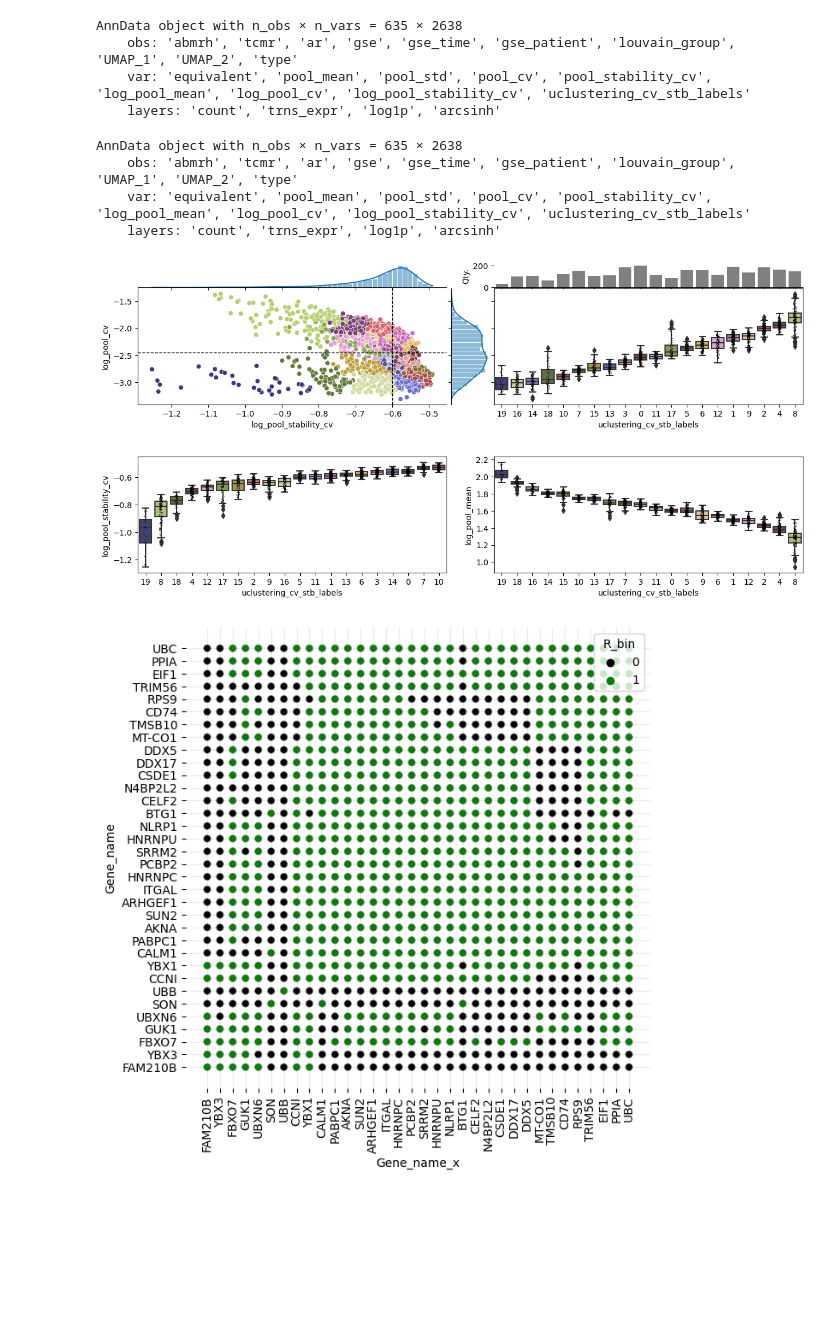
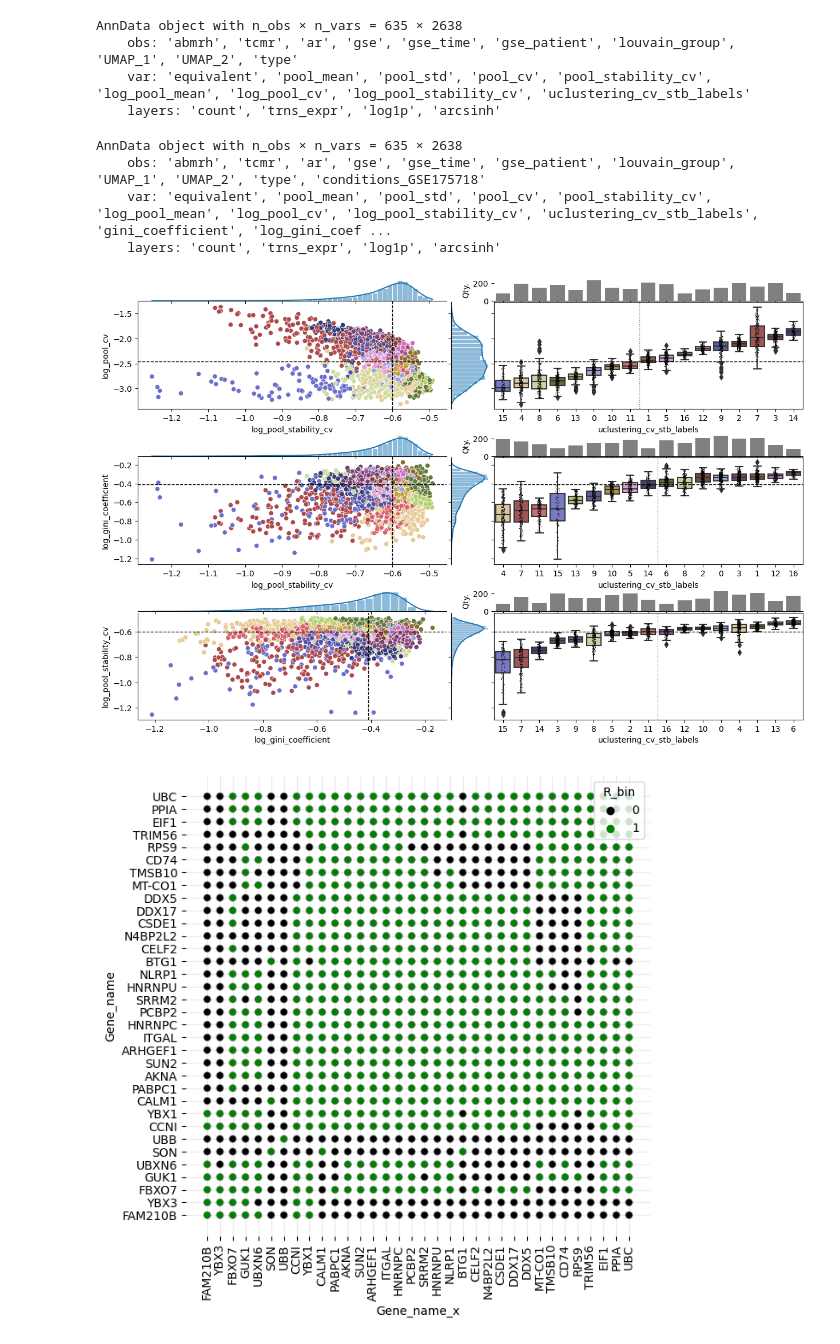
Before and after one commit to guilhermetabordaribas/housekeepingMinerPy, a Jupyter notebook: testing_pkg_hkgMiner.ipynb, the cells around one changed output. Saved outputs shown, nothing was run; the diff lists cells and outputs as text; code cells hidden in the pictures; blank space fills up the shorter version.

```diff
--- a/testing_pkg_hkgMiner.ipynb
+++ b/testing_pkg_hkgMiner.ipynb
@@ -304,14 +304,15 @@ scaler_object = StandardScaler()
 adata.var['log_pool_mean'] = np.log(adata.var.pool_mean)
 adata.var['log_pool_cv'] = np.log(adata.var.pool_cv)
 adata.var['log_pool_stability_cv'] = np.log(adata.var.pool_stability_cv)
+adata.var['log_gini_coefficient'] = np.log(adata.var.gini_coefficient)
 # %%
-hkg.mining.uclustering_cv_stb(adata, cl_cols=['log_pool_mean','log_pool_cv','log_pool_stability_cv'],#cv_col='pool_cv', stb_col='pool_stability_cv',
+hkg.mining.uclustering_cv_stb(adata, cl_cols=['log_pool_cv','log_pool_stability_cv','log_gini_coefficient'],#cv_col='pool_cv', stb_col='pool_stability_cv',
                               nearestNeighbors_object=nearestNeighbors_object,
                               louvain_object=louvain_object,scaler_object=scaler_object)
 # %% [output]
 AnnData object with n_obs × n_vars = 635 × 2638
-    obs: 'abmrh', 'tcmr', 'ar', 'gse', 'gse_time', 'gse_patient', 'louvain_group', 'UMAP_1', 'UMAP_2', 'type'
-    var: 'equivalent', 'pool_mean', 'pool_std', 'pool_cv', 'pool_stability_cv', 'log_pool_mean', 'log_pool_cv', 'log_pool_stability_cv', 'uclustering_cv_stb_labels'
+    obs: 'abmrh', 'tcmr', 'ar', 'gse', 'gse_time', 'gse_patient', 'louvain_group', 'UMAP_1', 'UMAP_2', 'type', 'conditions_GSE175718'
+    var: 'equivalent', 'pool_mean', 'pool_std', 'pool_cv', 'pool_stability_cv', 'log_pool_mean', 'log_pool_cv', 'log_pool_stability_cv', 'uclustering_cv_stb_labels', 'gini_coefficient', 'log_gini_coef ...
     layers: 'count', 'trns_expr', 'log1p', 'arcsinh'
 # %%
 import warnings
@@ -402,9 +528,9 @@ def plot_stb_cv(adata, x:str = 'pool_cv', y:str = 'pool_stability_cv', z:str='po
     # fig.tight_layout()
     return None
 # %%
-plot_stb_cv(adata, y='log_pool_cv', x='log_pool_stability_cv', z='log_pool_mean', hue='uclustering_cv_stb_labels', palette='tab20b_r')
+plot_stb_cv(adata, y='log_pool_cv', x='log_pool_stability_cv', z='log_gini_coefficient', hue='uclustering_cv_stb_labels', palette='tab20b_r')
 # %% [output]
-[figure, old version]
+[figure, new version]
 # %%
 fig = plt.figure(figsize=(7,7))
 
```
Also changed, not shown: parts of 34 cells of this notebook, 3 other files.
